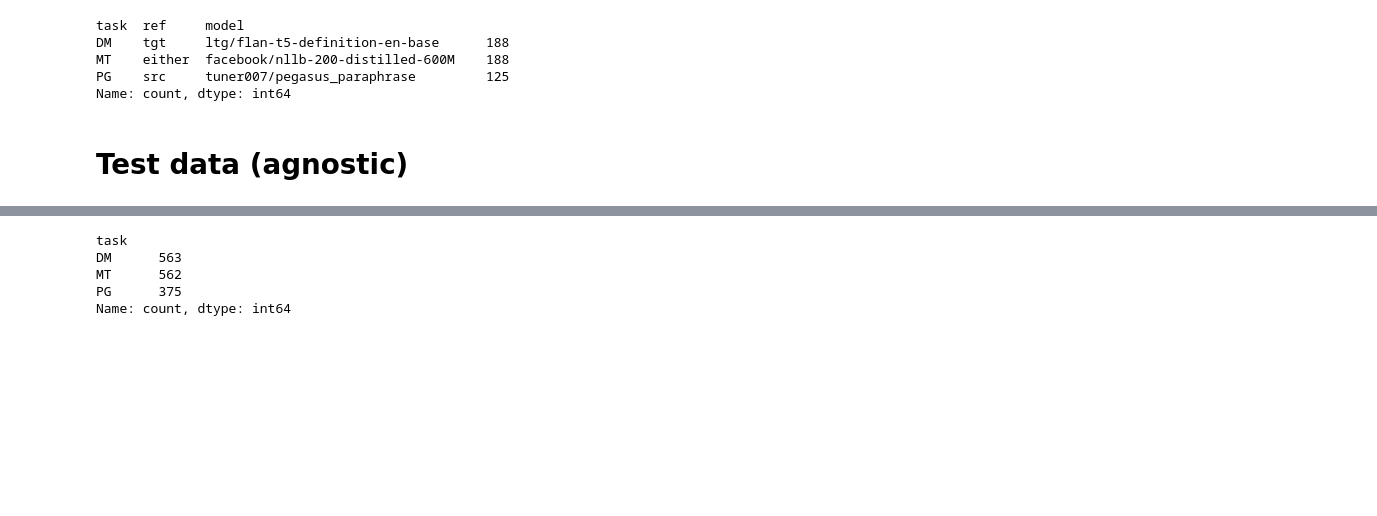
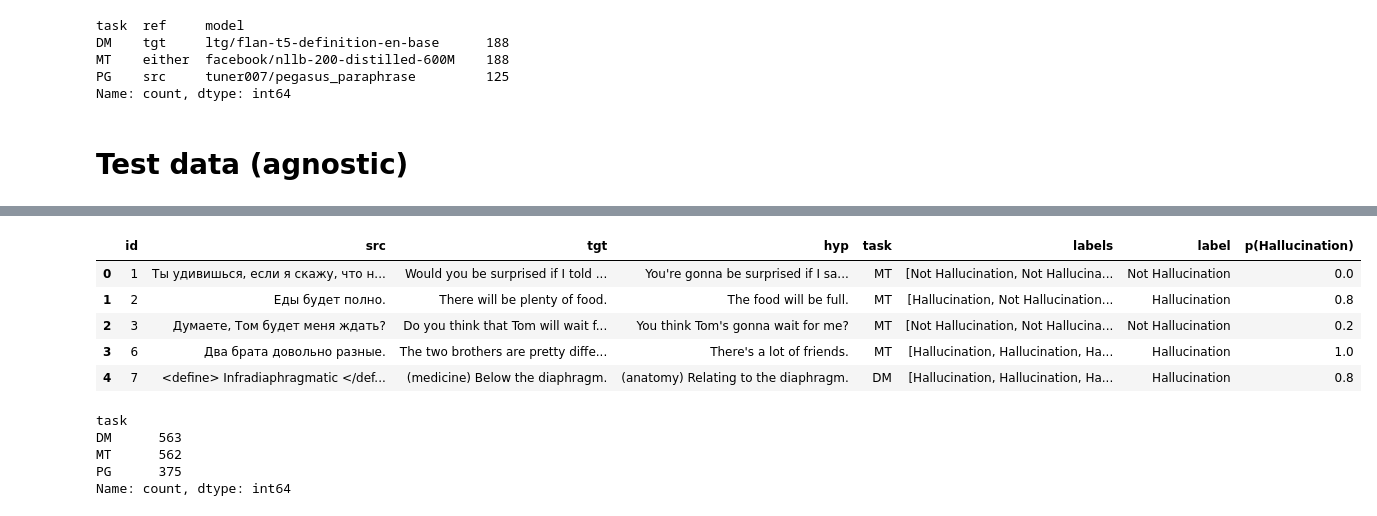
Before and after one commit to ivan-kud/semeval-2024-shroom, a Jupyter notebook: data.ipynb, the cells around one changed output, grey strips where cells are left out. Saved outputs shown, nothing was run; the diff lists cells and outputs as text; code cells hidden in the pictures; blank space fills up the shorter version.

```diff
--- a/data.ipynb
+++ b/data.ipynb
@@ -11,2 +5,6 @@ DATA_PATH_TEST_AWARE = './data/test/test.model-aware.json'
+# %%
+DATA_PATH = Path('./data/')
+SETS = ['train', 'val', 'test']
+TRACKS = ['agnostic', 'aware']
 # %% [markdown]
 # Load data
@@ -27,3 +11,16 @@ df_valid_agnostic.drop(columns=['model'], inplace=True)
+# %%
+# load data
+df = {}
+for set_ in SETS:
+    df[set_] = {}
+    for track in TRACKS:
+        df[set_][track] = pd.read_json(DATA_PATH / set_  / (set_ + '.model-' + track + '.json'))
+df_trial = pd.read_json(DATA_PATH / 'trial' / 'trial.json')
+
+# prepocess data
+df['train']['aware'].at[10519, 'src'] = 'None'
+df['train']['agnostic'].drop(columns=['model'], inplace=True)
+df['val']['agnostic'].drop(columns=['model'], inplace=True)
 # %% [markdown]
 # Trial data
 # %%
@@ -235 +226,10 @@ df_test_agnostic.head()
+# %%
+df['test']['agnostic'].head()
+# %% [output]
+|  | id | src | tgt | hyp | task | labels | label | p(Hallucination) |
+| 0 | 1 | Ты удивишься, если я скажу, что н... | Would you be surprised if I told ... | You're gonna be surprised if I sa... | MT | [Not Hallucination, Not Hallucina... | Not Hallucination | 0.0 |
+| 1 | 2 | Еды будет полно. | There will be plenty of food. | The food will be full. | MT | [Hallucination, Not Hallucination... | Hallucination | 0.8 |
+| 2 | 3 | Думаете, Том будет меня ждать? | Do you think that Tom will wait f... | You think Tom's gonna wait for me? | MT | [Not Hallucination, Not Hallucina... | Not Hallucination | 0.2 |
+| 3 | 6 | Два брата довольно разные. | The two brothers are pretty diffe... | There's a lot of friends. | MT | [Hallucination, Hallucination, Ha... | Hallucination | 1.0 |
+| 4 | 7 | <define> Infradiaphragmatic </def... | (medicine) Below the diaphragm. | (anatomy) Relating to the diaphragm. | DM | [Hallucination, Hallucination, Ha... | Hallucination | 0.8 |
 # %%
```
Also changed, not shown: parts of 43 cells of this notebook, 12 other files.
